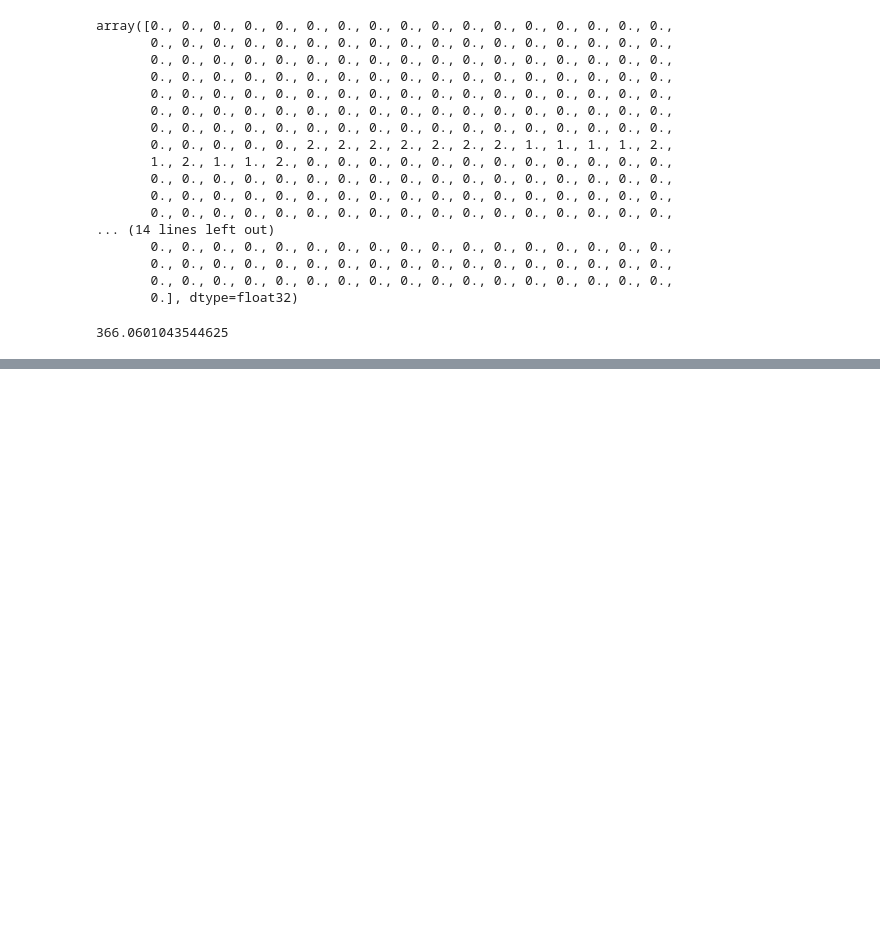
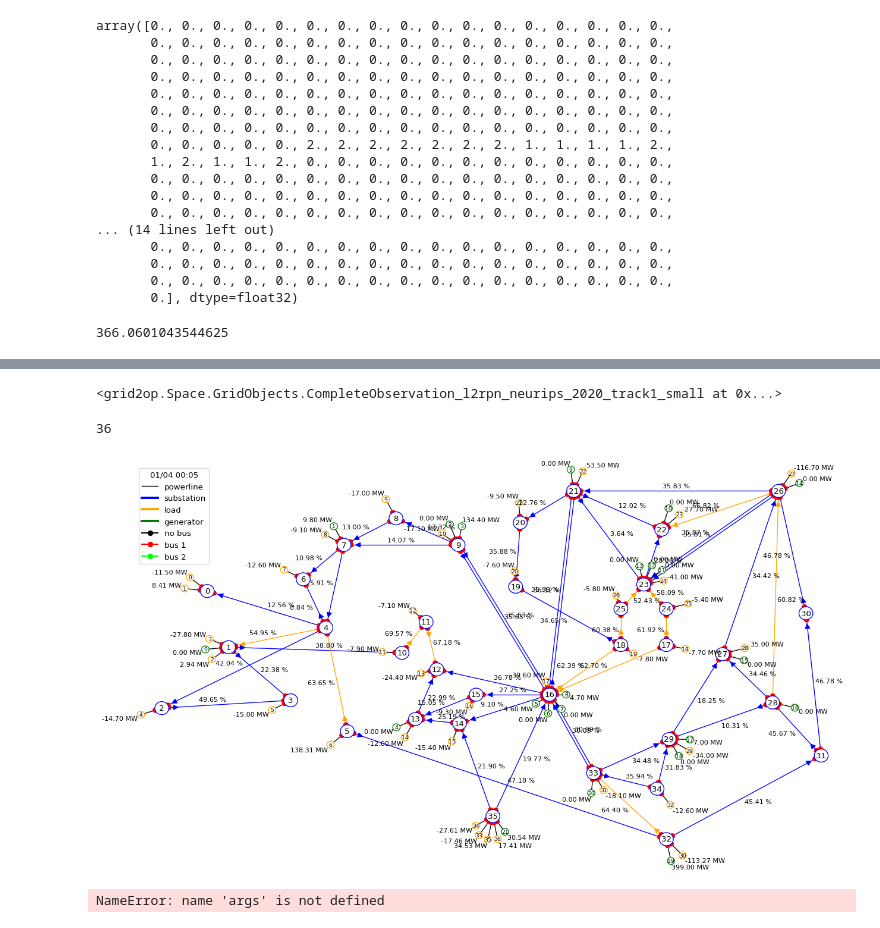
Before and after one commit to falcondai/alpha-grid, a Jupyter notebook: scripts/explore-dataset.ipynb, the cells around one changed output, grey strips where cells are left out. Cells and saved outputs as stored; diff of their text form; code cells hidden in the pictures; blank space fills up the shorter version.

```diff
--- a/scripts/explore-dataset.ipynb
+++ b/scripts/explore-dataset.ipynb
@@ -556,0 +980,16 @@ array(['thermal', 'wind', 'thermal', 'hydro', 'thermal', 'wind', 'solar',
+# %%
+env.reset()
+# %% [output]
+<grid2op.Space.GridObjects.CompleteObservation_l2rpn_neurips_2020_track1_small at 0x...>
+# %%
+env.backend._grid.nb_bus()
+# %% [output]
+36
+# %%
+_ = plot_helper.plot_obs(_124)
+# %% [output]
+[figure, added]
+# %%
+env.set_id(0); env.reset()
+# %% [output]
+NameError: name 'args' is not defined
```
Also changed, not shown: parts of 166 cells of this notebook, 6 other files.
